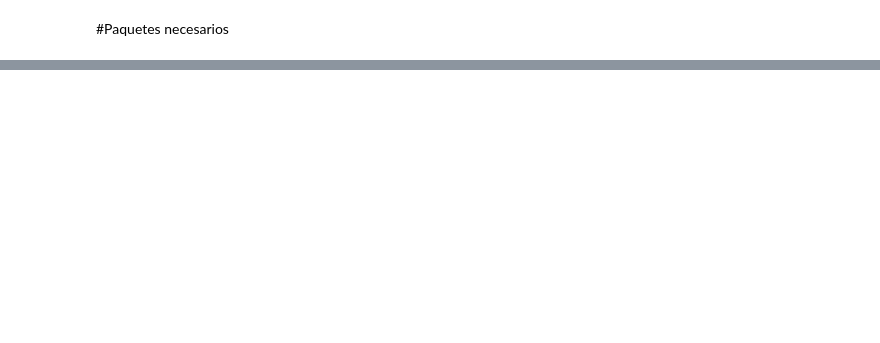
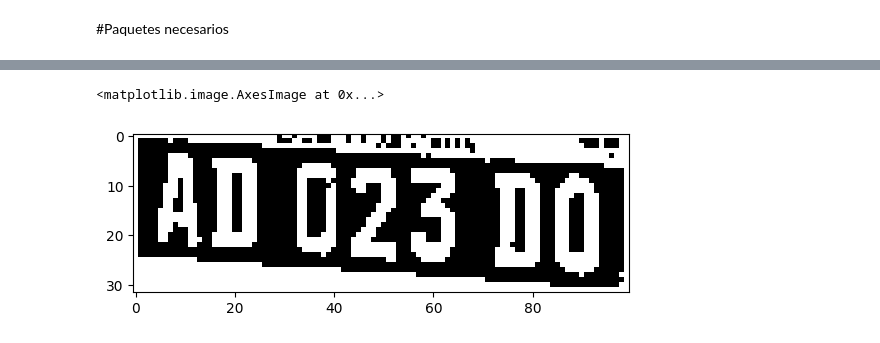
Before and after one commit to GuillermoMML/VC, a Jupyter notebook: VC_p5/VC_P5.ipynb, the cells around one changed output, grey strips where cells are left out. Saved outputs shown, nothing was run; the diff lists cells and outputs as text; code cells hidden in the pictures; blank space fills up the shorter version.

```diff
--- a/VC_p5/VC_P5.ipynb
+++ b/VC_p5/VC_P5.ipynb
@@ -115,0 +108,11 @@ Reconocimiento decaracteres tras instalar easyocr
+# %%
+#Pasamos a grises para reconocer caracteres
+
+gray_cropped = cv2.cvtColor(cropped,cv2.COLOR_BGR2GRAY)
+
+thresh_cropped = apply_threshold(gray_cropped)
+
+plt.imshow(thresh_cropped,cmap="gray")
+# %% [output]
+<matplotlib.image.AxesImage at 0x...>
+[figure, added]
```
Also changed, not shown: parts of 15 cells of this notebook, 19 other files.
